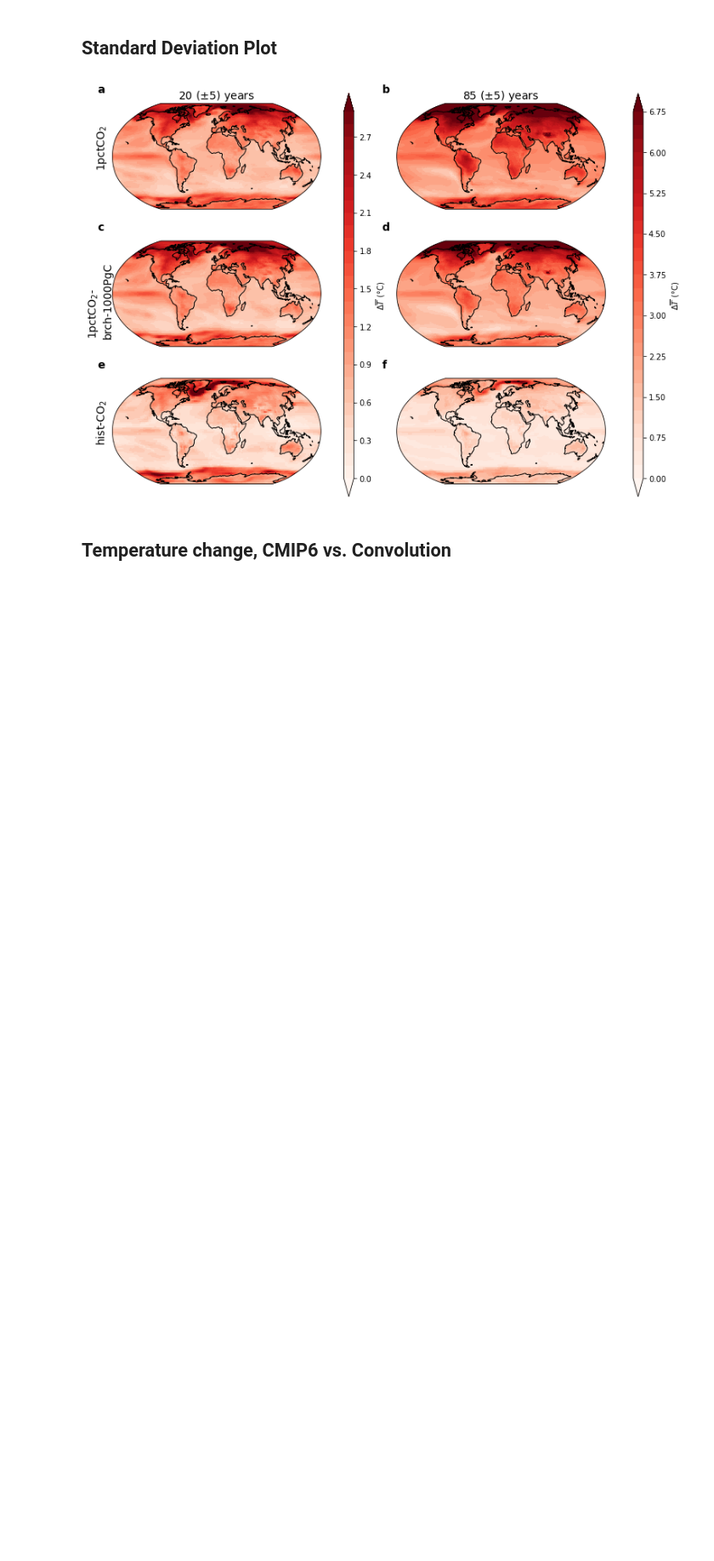
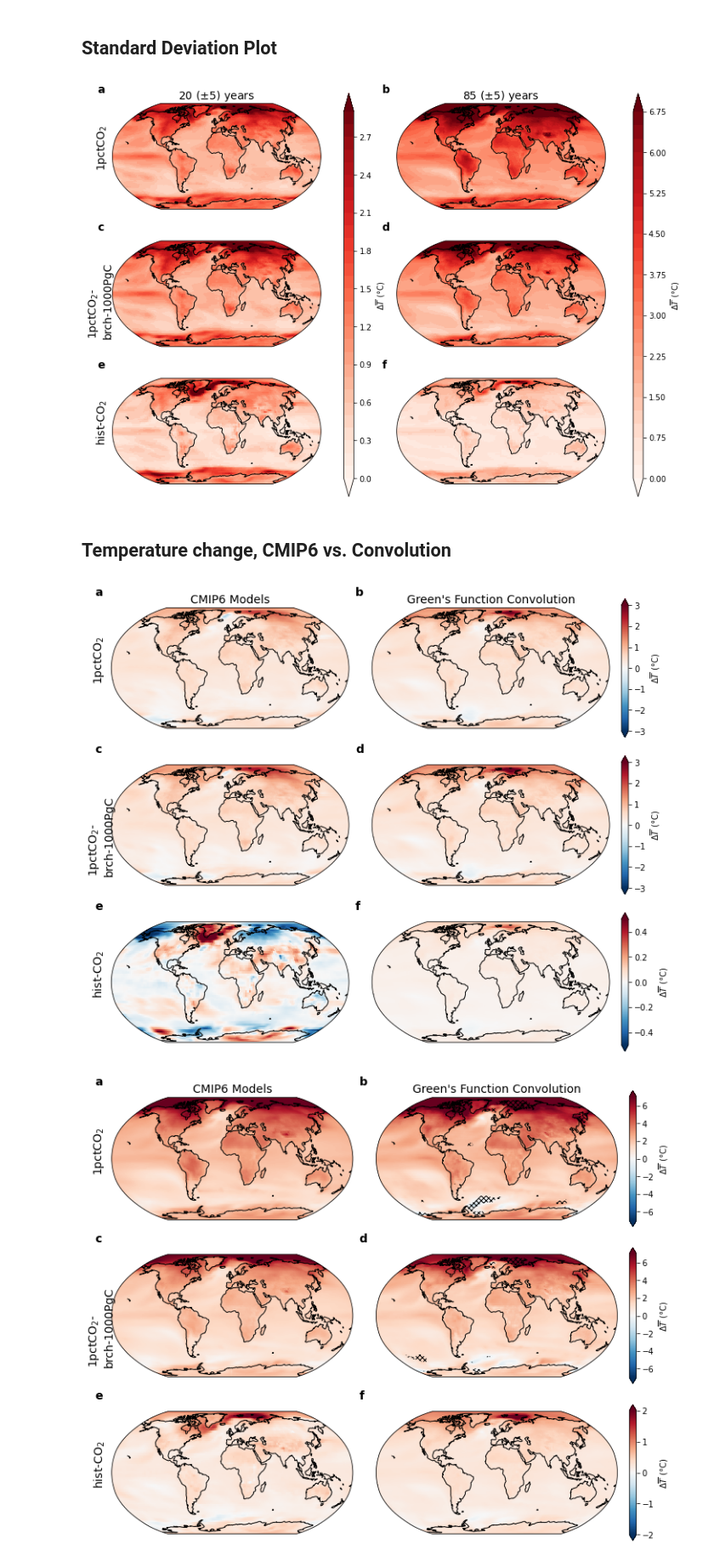
Before and after one commit to lfreese/CO2_greens, a Jupyter notebook: 5_evaluation.ipynb, the cells around one changed output. Shown at 85% size. Drawn from its saved outputs; the diff is of its cells as text; code cells hidden in the pictures; blank space fills up the shorter version.

```diff
--- a/5_evaluation.ipynb
+++ b/5_evaluation.ipynb
@@ -1097,7 +1118,7 @@ for t in [20,85]:
         if t == 85:
             vmin = -2
             vmax = 2
-        elfi t == 20:
+        elif t == 20:
             vmin = -0.5
             vmax = 0.5
         if ax == ax5:
@@ -1118,30 +1139,33 @@ for t in [20,85]:
             for i, collection in enumerate(cs.collections):
                 collection.set_edgecolor('black')
             for collection in cs.collections:
                 collection.set_linewidth(0.)
 
 
 
     ax1.set_title('CMIP6 Models', fontsize = 14)
     ax2.set_title('Green\'s Function Convolution', fontsize = 14)
     ax3.set_title(None)
     ax4.set_title(None)
     ax5.set_title(None)
     ax6.set_title(None)
 
     #plt.subplots_adjust(hspace = 0.6)
     ax1.text(-0.08,.4,'1pctCO$_2$', rotation = 'vertical', fontsize = 14, transform=ax1.transAxes)
     ax3.text(-0.1,.1,'1pctCO$_2$-\nbrch-1000PgC', rotation = 'vertical', fontsize = 14, transform=ax3.transAxes)
     ax5.text(-0.08,.4,'hist-CO$_2$', rotation = 'vertical', fontsize = 14, transform=ax5.transAxes)
 
 
 
 
     #subplot labels, a, b, c, d
     alpha_labels = iter(alphabet)
     for ax in [ax1, ax2, ax3, ax4, ax5, ax6]:
         label = next(alpha_labels)
         ax.text(x = -0.07, y =1.1, s = label, transform=ax.transAxes, fontweight="bold", fontsize = 14)
 
 
     plt.savefig(f'figures/paper/figure2_{t}_difference_1std.png', bbox_inches = 'tight', dpi = 300)
+# %% [output]
+[figure, added]
+[figure, added]
```
Also changed, not shown: parts of 5 cells of this notebook, 20 other files.
